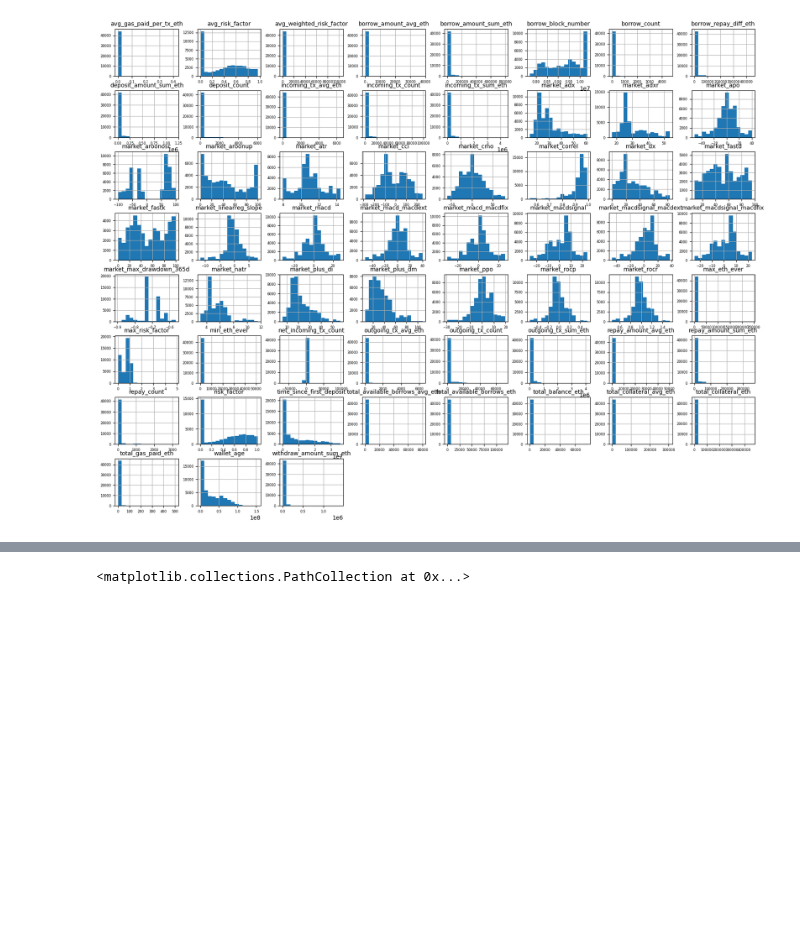
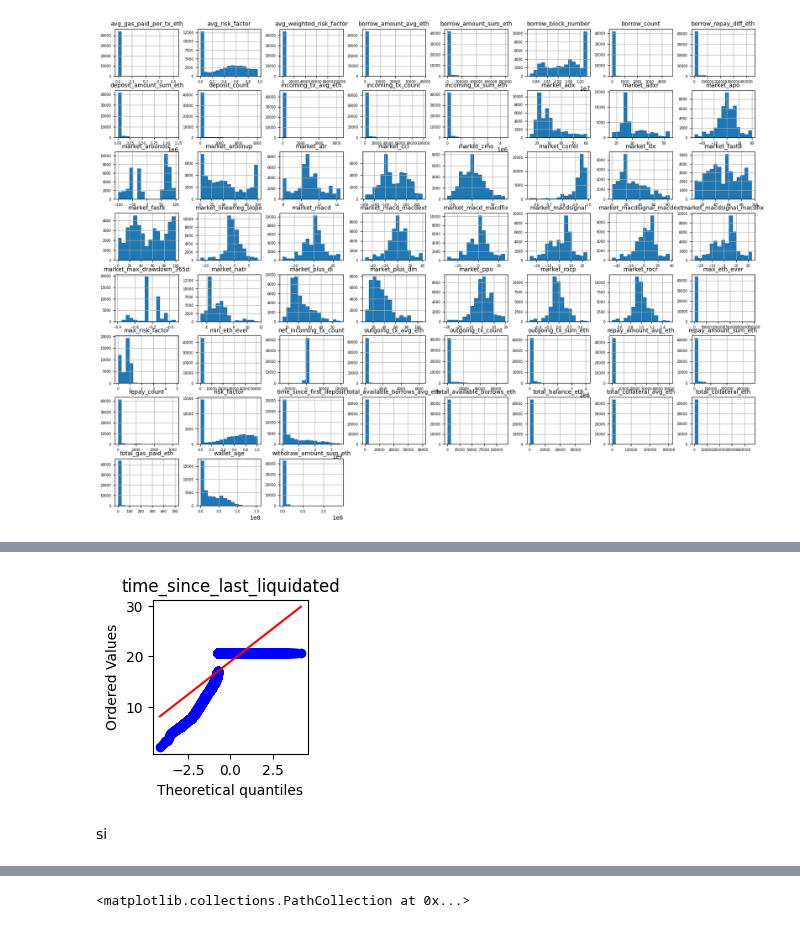
Before and after one commit to carinunez/Labs_MDS, a Jupyter notebook: proyecto_lab/project_entrega1.ipynb, the cells around one changed output, grey strips where cells are left out. Drawn from its saved outputs; the diff is of its cells as text; code cells hidden in the pictures; blank space fills up the shorter version.

```diff
--- a/proyecto_lab/project_entrega1.ipynb
+++ b/proyecto_lab/project_entrega1.ipynb
@@ -400,3 +421,9 @@ plot_qqplot(X_t0[numeric_var], cuasiconstant, num_cols=8)
+# %%
+plot_qqplot(np.log(X_t0[['time_since_last_liquidated']]), ['time_since_last_liquidated'])
+# %% [output]
+[figure, added]
+# %% [markdown]
+si
 # %%
 X_corr = X_t0[numeric_var].corr()#.stack()
 # X_corr = X_corr[X_corr.index.get_level_values(0) != X_corr.index.get_level_values(1)]
```
Also changed, not shown: parts of 10 cells of this notebook, 3 other files.
